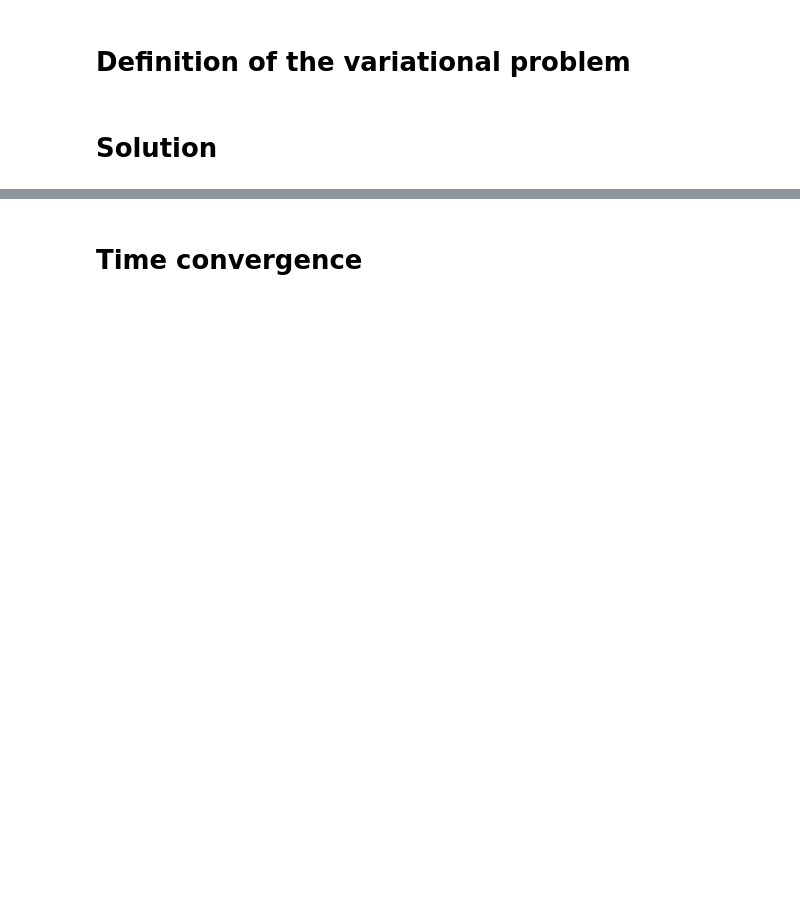
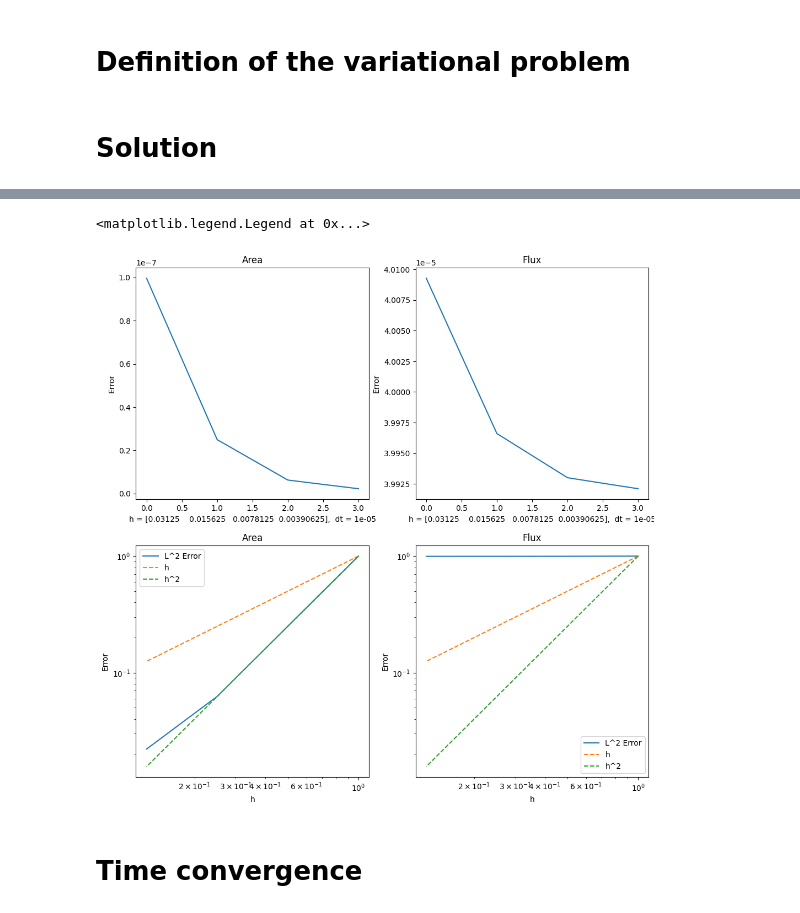
Before and after one commit to Riky2014/Tesi, a Jupyter notebook: 1d_hemo_solver.ipynb, the cells around one changed output, grey strips where cells are left out. Cells and saved outputs as stored; diff of their text form; code cells hidden in the pictures; blank space fills up the shorter version.

```diff
--- a/1d_hemo_solver.ipynb
+++ b/1d_hemo_solver.ipynb
@@ -284,0 +741,3 @@ h = 0.1, dt = 2.5e-05 : Global error A = 6.335662421082552e-08, Global error q =
+# %%
+error_A.append(global_error_A)
+error_q.append(global_error_q)
@@ -285,3 +755,39 @@ h = 0.1, dt = 2.5e-05 : Global error A = 6.335662421082552e-08, Global error q =
+# %%
+h_vec = np.array([1/32, 1 /64, 1/128, 1/256])
+
+fig, ax = plt.subplots(2, 2, figsize=(12, 12))
+ax = ax.flatten()
+
+# Plot for Area
+ax[0].plot(error_A)
+ax[0].set_title('Area')
+ax[0].set_xlabel(f'h = {h_vec},  dt = {dt}')
+ax[0].set_ylabel('Error')
+
+ax[2].loglog(h_vec / h_vec[0], error_A / error_A[0], label = 'L^2 Error')
+ax[2].loglog(h_vec / h_vec[0], h_vec / h_vec[0], linestyle = '--', label = 'h')
+ax[2].loglog(h_vec / h_vec[0], (h_vec / h_vec[0])**2, linestyle = '--', label ='h^2')
+ax[2].set_xlabel('h')
+ax[2].set_ylabel('Error')
+ax[2].set_title('Area')
+ax[2].legend()
+
+# Plot for Flux
+ax[1].plot(error_q)
+ax[1].set_title('Flux')
+ax[1].set_xlabel(f'h = {h_vec},  dt = {dt}')
+ax[1].set_ylabel('Error')
+
+ax[3].loglog(h_vec / h_vec[0], error_q / error_q[0], label = 'L^2 Error')
+ax[3].loglog(h_vec / h_vec[0], h_vec / h_vec[0], linestyle = '--', label = 'h')
+ax[3].loglog(h_vec / h_vec[0], (h_vec / h_vec[0])**2, linestyle = '--', label = 'h^2')
+ax[3].set_xlabel('h')
+ax[3].set_ylabel('Error')
+ax[3].set_title('Flux')
+ax[3].legend()
+# %% [output]
+<matplotlib.legend.Legend at 0x...>
+[figure, added]
 # %% [markdown]
 # Time convergence
 # %%
```
Also changed, not shown: parts of 9 cells of this notebook.
